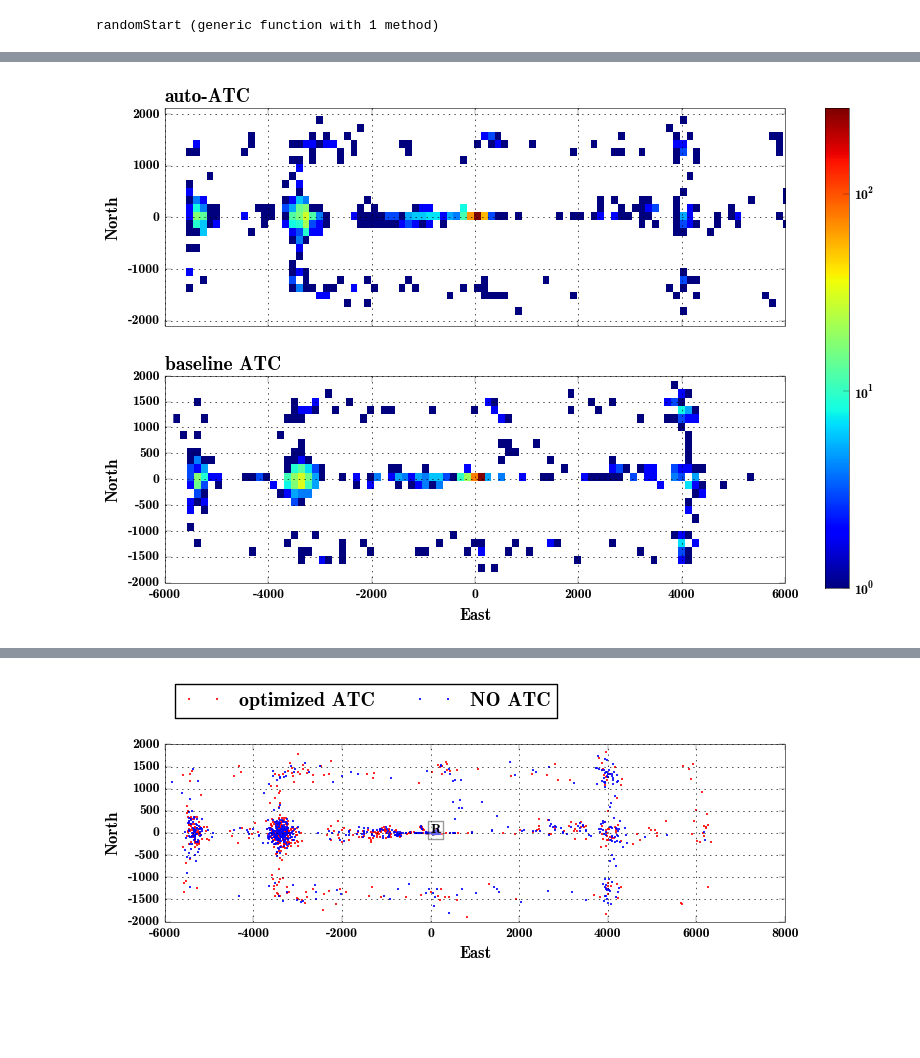
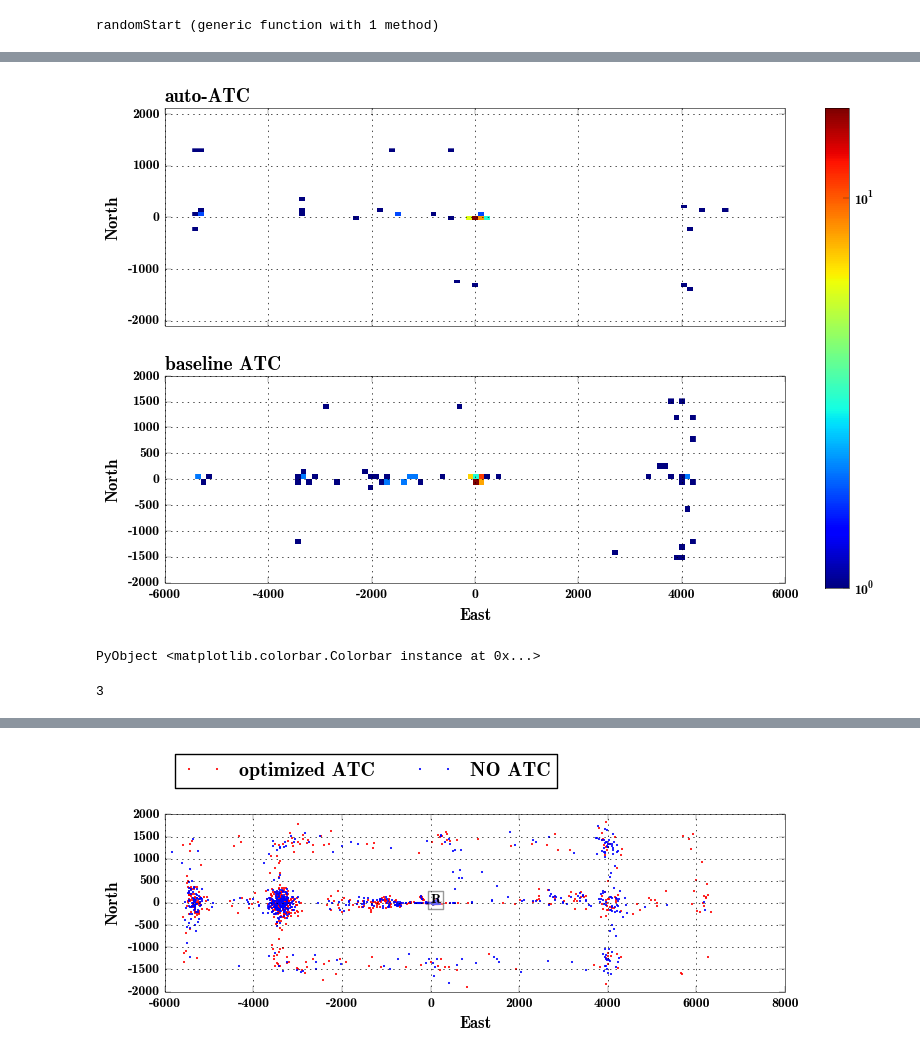
Before and after one commit to sisl/autoATC, a Jupyter notebook: 3dsim.ipynb, the cells around one changed output, grey strips where cells are left out. Cells and saved outputs as stored; diff of their text form; code cells hidden in the pictures; blank space fills up the shorter version.

```diff
--- a/3dsim.ipynb
+++ b/3dsim.ipynb
@@ -157,30 +170,35 @@ fn (generic function with 1 method)
 # %%
 fig, axes = plt.subplots(nrows=2, ncols=1, sharex=true, sharey=true)
 k = 0
 for atcType in [:MDP, :None]
     k += 1
     PyPlot.subplot(2,1,k)
-    Y = collisionPos[atcType][:,1]
-    X = collisionPos[atcType][:,2]
+    Y = collisionPos[atcType][2,:,1]
+    X = collisionPos[atcType][2,:,2]
     X = X[!isnan(X)]; Y = Y[!isnan(Y)]
     matrix = PyPlot.hist2D(X,Y,bins=[15,10]*6,cmin=1, norm=plt.matplotlib[:colors][:LogNorm]());#,color=colors[k],normed=true)#Y,linestyle="", marker=".",markersize=2,color=colors[k])
 
     ax = PyPlot.gca();
     # #PyPlot.axis("equal")
     PyPlot.ylabel("North")
     k == 2 && PyPlot.xlabel("East")
     PyPlot.xlim([-6000, 6000])
     PyPlot.ylim([-2000, 2000])
     ax[:set_aspect](1)
     PyPlot.grid("on")
     PyPlot.title(k == 1 ? "auto-ATC" : "baseline ATC",loc="left",fontsize=14)
 end
 
 cax = plt.axes([0.95, 0.1, 0.03, .8])
 PyPlot.colorbar(ax=axes,cax=cax, use_gridspec=true,orientation="vertical")#, pad=.1, anchor=(6, 6.0))
-plt.savefig("/home/zouhair/Dropbox/AA229/project/ATMS2015/collision_location.pgf", bbox_inches="tight")
+#plt.savefig("/home/zouhair/Dropbox/AA229/project/ATMS2015/collision_location.pgf", bbox_inches="tight")
 # %% [output]
-[figure, old version]
+[figure, new version]
+PyObject <matplotlib.colorbar.Colorbar instance at 0x...>
+# %%
+size(tStat,1)
+# %% [output]
+3
 # %%
 histData_x = Vector{Float64}[]
 histData_y = Vector{Float64}[]
```
Also changed, not shown: parts of 6 cells of this notebook, 2 other files.
